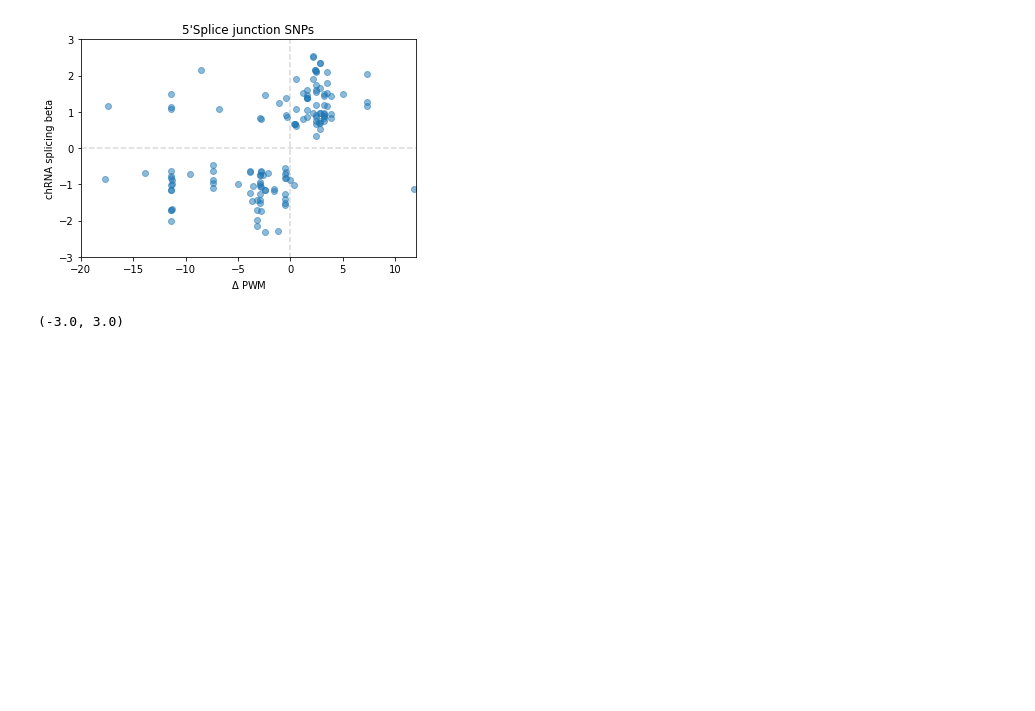
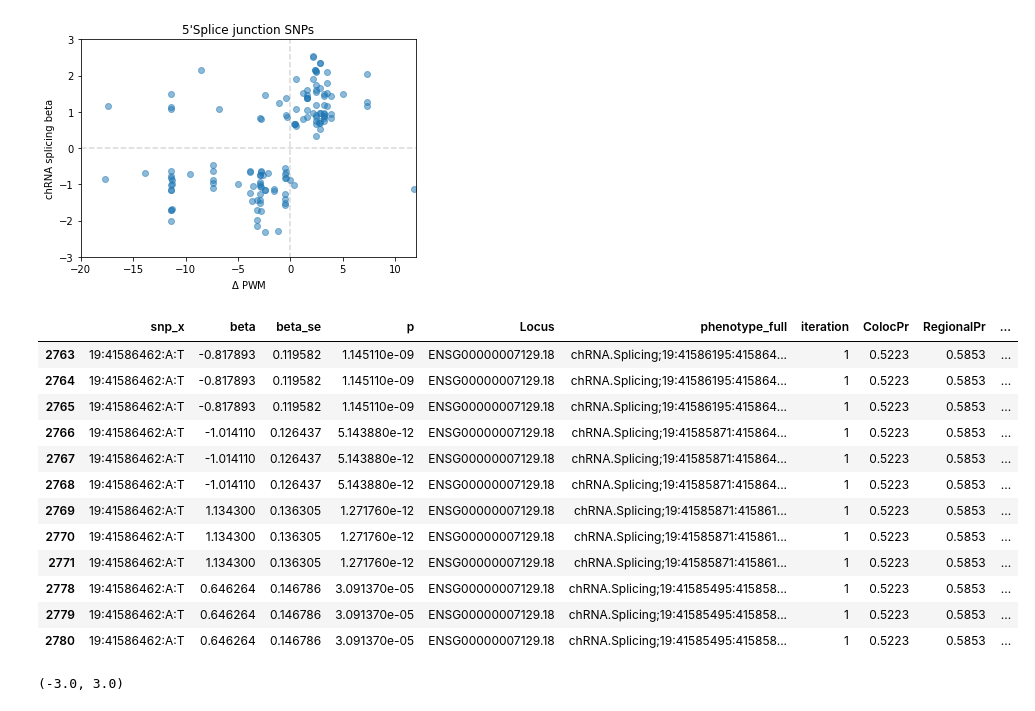
Before and after one commit to bfairkun/ChromatinSplicingQTLs, a Jupyter notebook: analysis/hyprcoloc_analysis.ipynb, the cells around one changed output. Saved outputs shown, nothing was run; the diff lists cells and outputs as text; code cells hidden in the pictures; blank space fills up the shorter version.

```diff
--- a/analysis/hyprcoloc_analysis.ipynb
+++ b/analysis/hyprcoloc_analysis.ipynb
@@ -301,3 +505,19 @@ plt.ylim([-3, 3])
+# %%
+merged_splicing.loc[merged_splicing.snp_x == '19:41586462:A:T']
+# %% [output]
+|  | snp_x | beta | beta_se | p | Locus | phenotype_full | iteration | ColocPr | RegionalPr | ... |
+| 2763 | 19:41586462:A:T | -0.817893 | 0.119582 | 1.145110e-09 | ENSG00000007129.18 | chRNA.Splicing;19:41586195:415864... | 1 | 0.5223 | 0.5853 | ... |
+| 2764 | 19:41586462:A:T | -0.817893 | 0.119582 | 1.145110e-09 | ENSG00000007129.18 | chRNA.Splicing;19:41586195:415864... | 1 | 0.5223 | 0.5853 | ... |
+| 2765 | 19:41586462:A:T | -0.817893 | 0.119582 | 1.145110e-09 | ENSG00000007129.18 | chRNA.Splicing;19:41586195:415864... | 1 | 0.5223 | 0.5853 | ... |
+| 2766 | 19:41586462:A:T | -1.014110 | 0.126437 | 5.143880e-12 | ENSG00000007129.18 | chRNA.Splicing;19:41585871:415864... | 1 | 0.5223 | 0.5853 | ... |
+| 2767 | 19:41586462:A:T | -1.014110 | 0.126437 | 5.143880e-12 | ENSG00000007129.18 | chRNA.Splicing;19:41585871:415864... | 1 | 0.5223 | 0.5853 | ... |
+| 2768 | 19:41586462:A:T | -1.014110 | 0.126437 | 5.143880e-12 | ENSG00000007129.18 | chRNA.Splicing;19:41585871:415864... | 1 | 0.5223 | 0.5853 | ... |
+| 2769 | 19:41586462:A:T | 1.134300 | 0.136305 | 1.271760e-12 | ENSG00000007129.18 | chRNA.Splicing;19:41585871:415861... | 1 | 0.5223 | 0.5853 | ... |
+| 2770 | 19:41586462:A:T | 1.134300 | 0.136305 | 1.271760e-12 | ENSG00000007129.18 | chRNA.Splicing;19:41585871:415861... | 1 | 0.5223 | 0.5853 | ... |
+| 2771 | 19:41586462:A:T | 1.134300 | 0.136305 | 1.271760e-12 | ENSG00000007129.18 | chRNA.Splicing;19:41585871:415861... | 1 | 0.5223 | 0.5853 | ... |
+| 2778 | 19:41586462:A:T | 0.646264 | 0.146786 | 3.091370e-05 | ENSG00000007129.18 | chRNA.Splicing;19:41585495:415858... | 1 | 0.5223 | 0.5853 | ... |
+| 2779 | 19:41586462:A:T | 0.646264 | 0.146786 | 3.091370e-05 | ENSG00000007129.18 | chRNA.Splicing;19:41585495:415858... | 1 | 0.5223 | 0.5853 | ... |
+| 2780 | 19:41586462:A:T | 0.646264 | 0.146786 | 3.091370e-05 | ENSG00000007129.18 | chRNA.Splicing;19:41585495:415858... | 1 | 0.5223 | 0.5853 | ... |
 # %%
 plt.plot([0, 0], [-5, 5], linestyle='--', alpha=0.5, c='red')
 plt.plot([-20, 20], [0, 0], linestyle='--', alpha=0.5, c='red')
```
Also changed, not shown: parts of 8 cells of this notebook, 14 other files.
